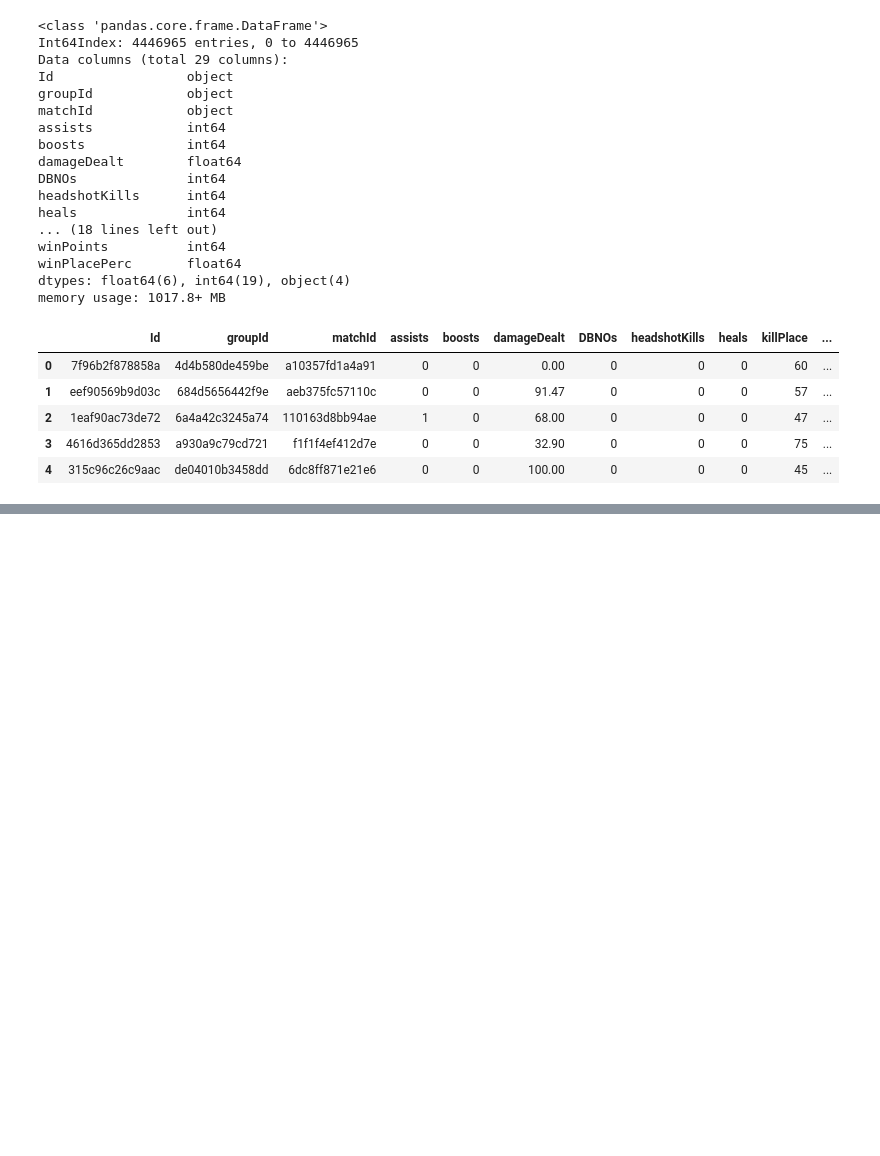
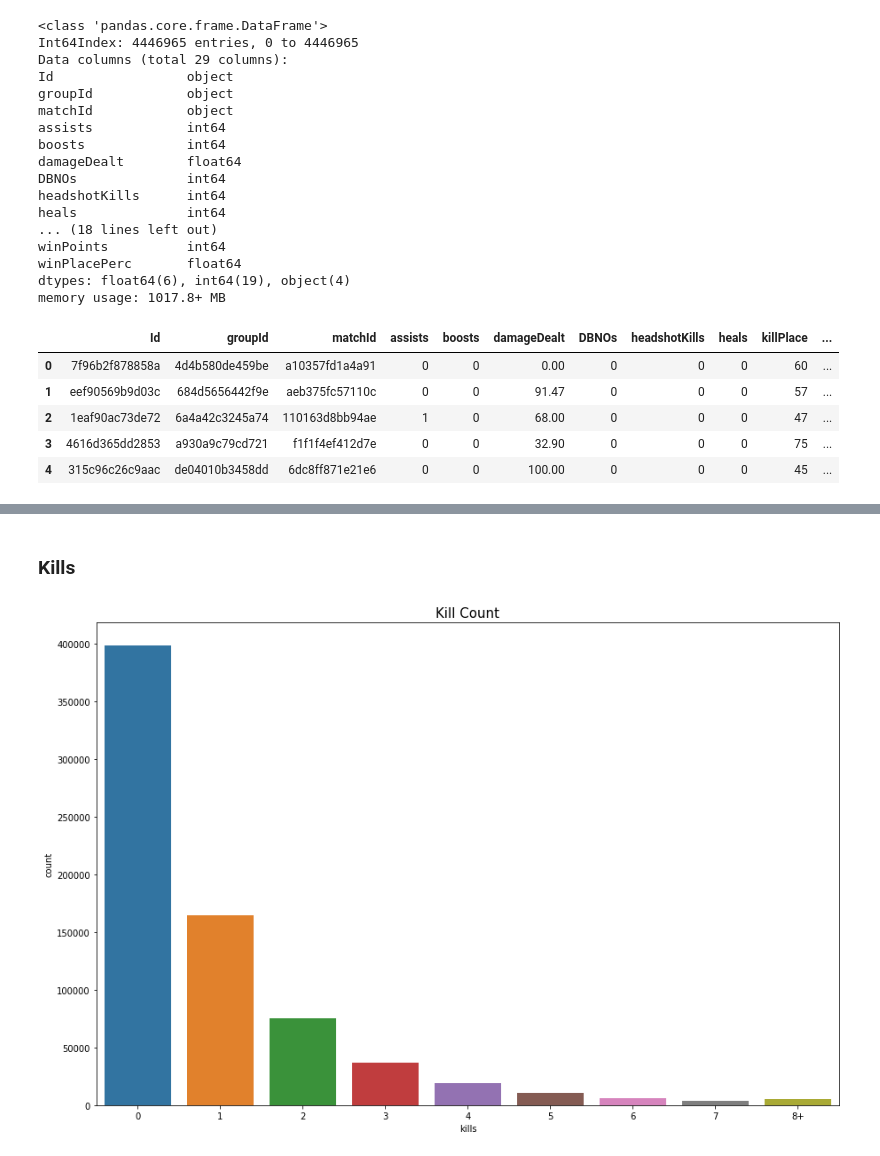
Before and after one commit to Szmariu/scaling-octo-disco, a Jupyter notebook: code.ipynb, the cells around one changed output, grey strips where cells are left out. Drawn from its saved outputs; the diff is of its cells as text; code cells hidden in the pictures; blank space fills up the shorter version.

```diff
--- a/code.ipynb
+++ b/code.ipynb
@@ -423,0 +202,5 @@ print(accs)
+# %%
+# Droping observations which consist squad or duo games
+data = data.query('matchTypeIgnoreFPP!="squad" & matchTypeIgnoreFPP!="duo"')
+data = data.reset_index()
+data.drop(data.columns[0],axis=1,inplace=True)
@@ -423,0 +218,11 @@ print(accs)
+# %% [markdown]
+### Kills
+# %%
+dataKills = data.copy()
+dataKills.loc[dataKills['kills'] > dataKills['kills'].quantile(0.99)] = '8+'
+plt.figure(figsize=(15,10))
+sns.countplot(dataKills['kills'].astype('str').sort_values())
+plt.title("Kill Count",fontsize=15)
+plt.show()
+# %% [output]
+[figure, added]
```
Also changed, not shown: parts of 146 cells of this notebook, 3 other files.
